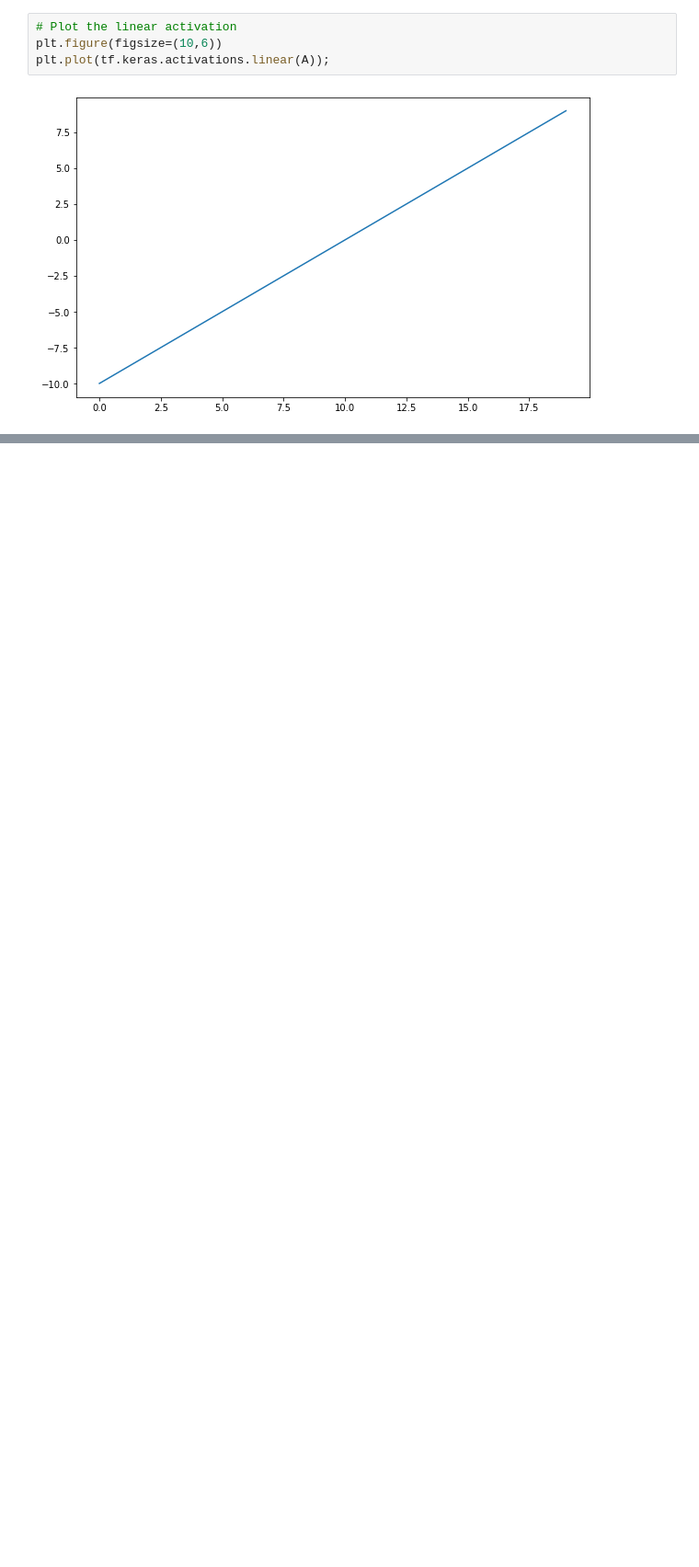
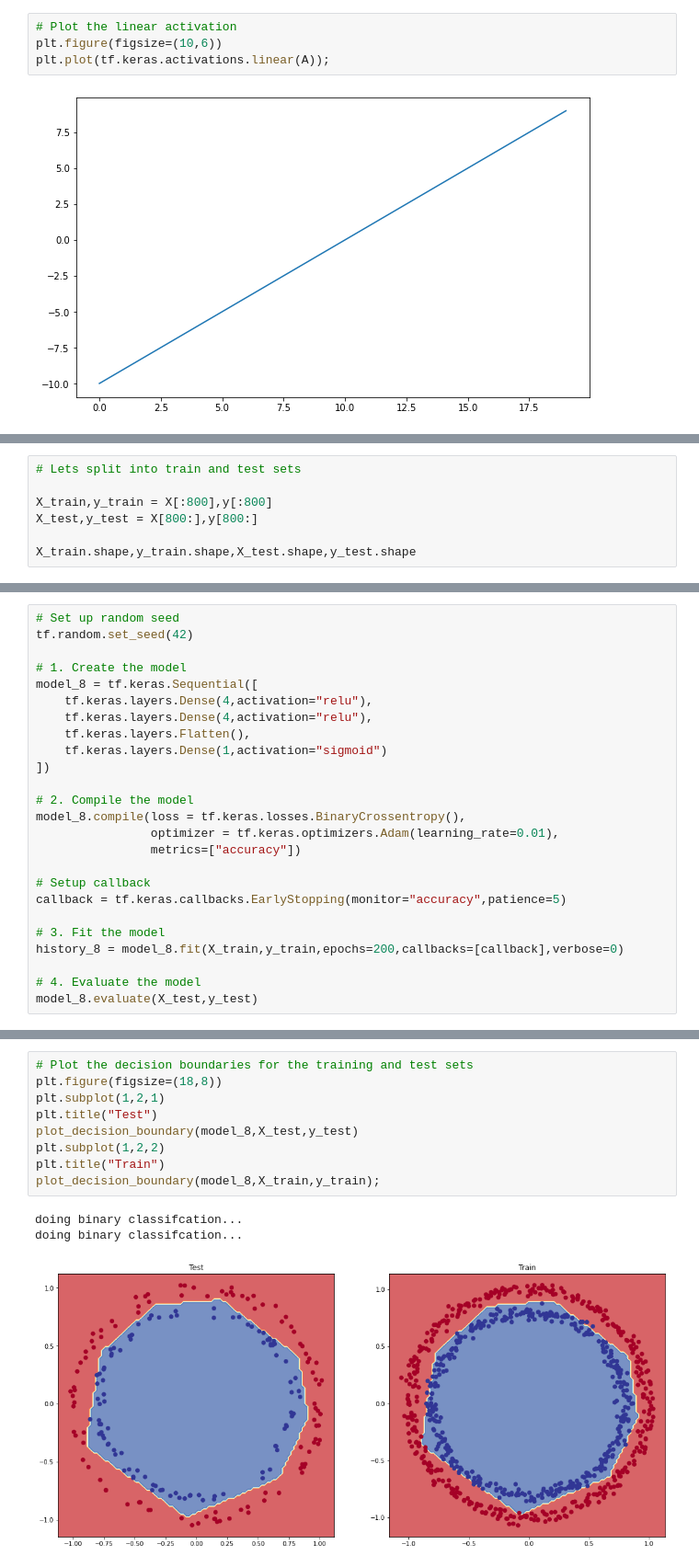
Before and after one commit to adrikosm/Tensorflow_Certification, a Jupyter notebook: Neural Network Intro/Classification/Neural_Network_Classification.ipynb, the cells around one changed output, grey strips where cells are left out. Shown at 92% size. Saved outputs shown, nothing was run; the diff lists cells and outputs as text; blank space fills up the shorter version.

```diff
--- a/Neural Network Intro/Classification/Neural_Network_Classification.ipynb
+++ b/Neural Network Intro/Classification/Neural_Network_Classification.ipynb
@@ -419,0 +424,7 @@ plt.plot(tf.keras.activations.linear(A));
+# %%
+# Lets split into train and test sets
+
+X_train,y_train = X[:800],y[:800]
+X_test,y_test = X[800:],y[800:]
+
+X_train.shape,y_train.shape,X_test.shape,y_test.shape
@@ -419,0 +435,25 @@ plt.plot(tf.keras.activations.linear(A));
+# %%
+# Set up random seed
+tf.random.set_seed(42)
+
+# 1. Create the model
+model_8 = tf.keras.Sequential([
+    tf.keras.layers.Dense(4,activation="relu"),
+    tf.keras.layers.Dense(4,activation="relu"),
+    tf.keras.layers.Flatten(),
+    tf.keras.layers.Dense(1,activation="sigmoid")
+])
+
+# 2. Compile the model
+model_8.compile(loss = tf.keras.losses.BinaryCrossentropy(),
+                optimizer = tf.keras.optimizers.Adam(learning_rate=0.01),
+                metrics=["accuracy"])
+
+# Setup callback
+callback = tf.keras.callbacks.EarlyStopping(monitor="accuracy",patience=5)
+
+# 3. Fit the model
+history_8 = model_8.fit(X_train,y_train,epochs=200,callbacks=[callback],verbose=0)
+
+# 4. Evaluate the model
+model_8.evaluate(X_test,y_test)
@@ -419,0 +463,13 @@ plt.plot(tf.keras.activations.linear(A));
+# %%
+# Plot the decision boundaries for the training and test sets
+plt.figure(figsize=(18,8))
+plt.subplot(1,2,1)
+plt.title("Test")
+plot_decision_boundary(model_8,X_test,y_test)
+plt.subplot(1,2,2)
+plt.title("Train")
+plot_decision_boundary(model_8,X_train,y_train);
+# %% [output]
+doing binary classifcation...
+doing binary classifcation...
+[figure, added]
```
Also changed, not shown: parts of 53 cells of this notebook, 1 other file.
